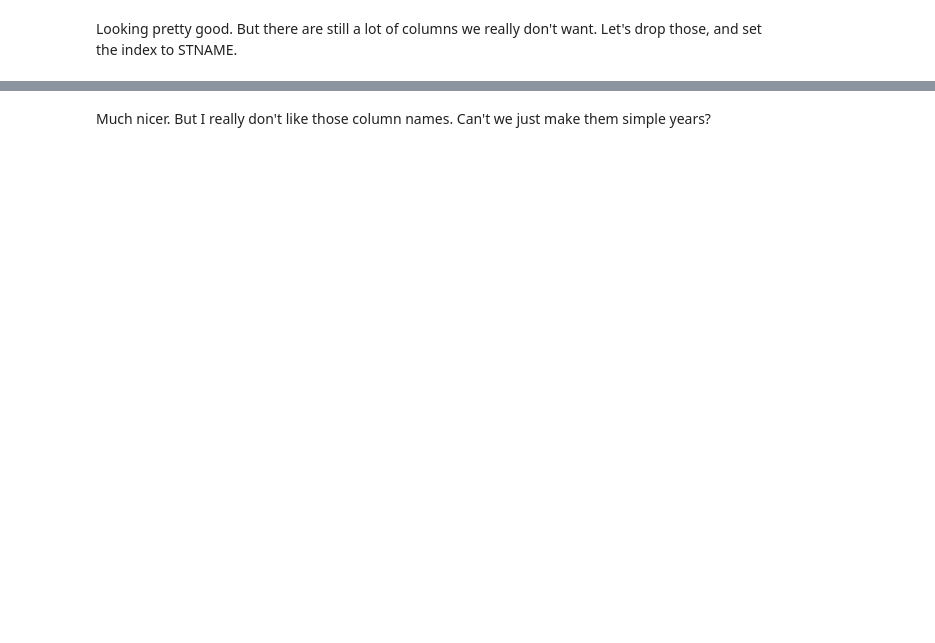
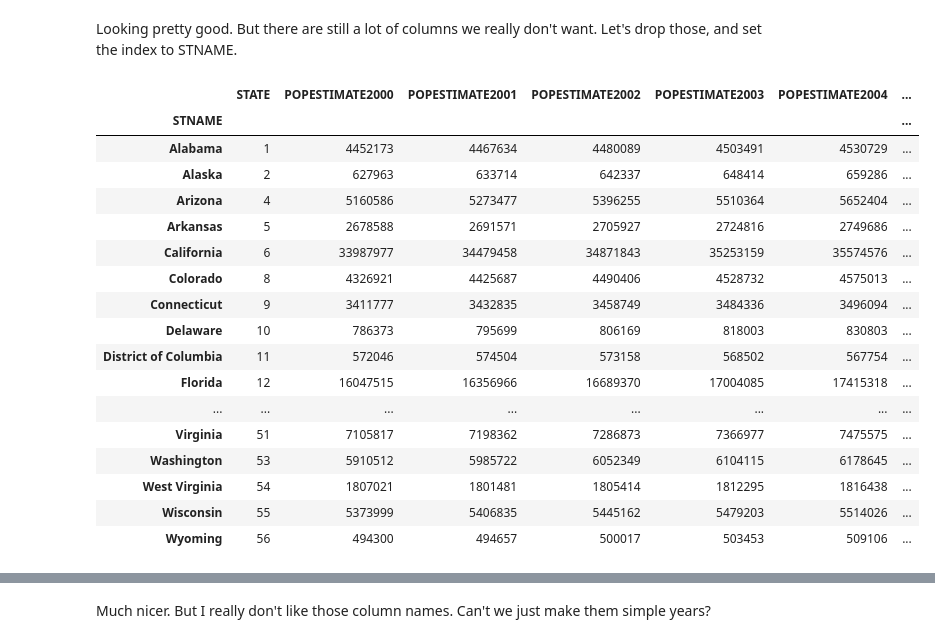
Before and after one commit to waddell/CP255, a Jupyter notebook: 04-pandas/Pandas-DataFrames-Part-2 .ipynb, the cells around one changed output, grey strips where cells are left out. Cells and saved outputs as stored; diff of their text form; code cells hidden in the pictures; blank space fills up the shorter version.

```diff
--- a/04-pandas/Pandas-DataFrames-Part-2 .ipynb
+++ b/04-pandas/Pandas-DataFrames-Part-2 .ipynb
@@ -261,7 +654,26 @@ stjoin2.head()
 # %% [markdown]
 Looking pretty good.  But there are still a lot of columns we really don't want.  Let's drop those, and set the index to STNAME.
 # %%
-stjoin3 = stjoin2.drop(['SUMLEV','STATE','REGION','DIVISION','COUNTY','ESTIMATESBASE2000','ESTIMATESBASE2010','CENSUS2010POP','CTYNAME'], axis=1)
+stjoin3 = stjoin2.drop(['SUMLEV','REGION','DIVISION','COUNTY','ESTIMATESBASE2000','ESTIMATESBASE2010','CENSUS2010POP','CTYNAME'], axis=1)
 stjoin3.set_index('STNAME')
+# %% [output]
+|  | STATE | POPESTIMATE2000 | POPESTIMATE2001 | POPESTIMATE2002 | POPESTIMATE2003 | POPESTIMATE2004 | ... |
+| STNAME |  |  |  |  |  |  | ... |
+| Alabama | 1 | 4452173 | 4467634 | 4480089 | 4503491 | 4530729 | ... |
+| Alaska | 2 | 627963 | 633714 | 642337 | 648414 | 659286 | ... |
+| Arizona | 4 | 5160586 | 5273477 | 5396255 | 5510364 | 5652404 | ... |
+| Arkansas | 5 | 2678588 | 2691571 | 2705927 | 2724816 | 2749686 | ... |
+| California | 6 | 33987977 | 34479458 | 34871843 | 35253159 | 35574576 | ... |
+| Colorado | 8 | 4326921 | 4425687 | 4490406 | 4528732 | 4575013 | ... |
+| Connecticut | 9 | 3411777 | 3432835 | 3458749 | 3484336 | 3496094 | ... |
+| Delaware | 10 | 786373 | 795699 | 806169 | 818003 | 830803 | ... |
+| District of Columbia | 11 | 572046 | 574504 | 573158 | 568502 | 567754 | ... |
+| Florida | 12 | 16047515 | 16356966 | 16689370 | 17004085 | 17415318 | ... |
+| ... | ... | ... | ... | ... | ... | ... | ... |
+| Virginia | 51 | 7105817 | 7198362 | 7286873 | 7366977 | 7475575 | ... |
+| Washington | 53 | 5910512 | 5985722 | 6052349 | 6104115 | 6178645 | ... |
+| West Virginia | 54 | 1807021 | 1801481 | 1805414 | 1812295 | 1816438 | ... |
+| Wisconsin | 55 | 5373999 | 5406835 | 5445162 | 5479203 | 5514026 | ... |
+| Wyoming | 56 | 494300 | 494657 | 500017 | 503453 | 509106 | ... |
 # %%
 stjoin3.columns
```
Also changed, not shown: parts of 63 cells of this notebook, 8 other files.
